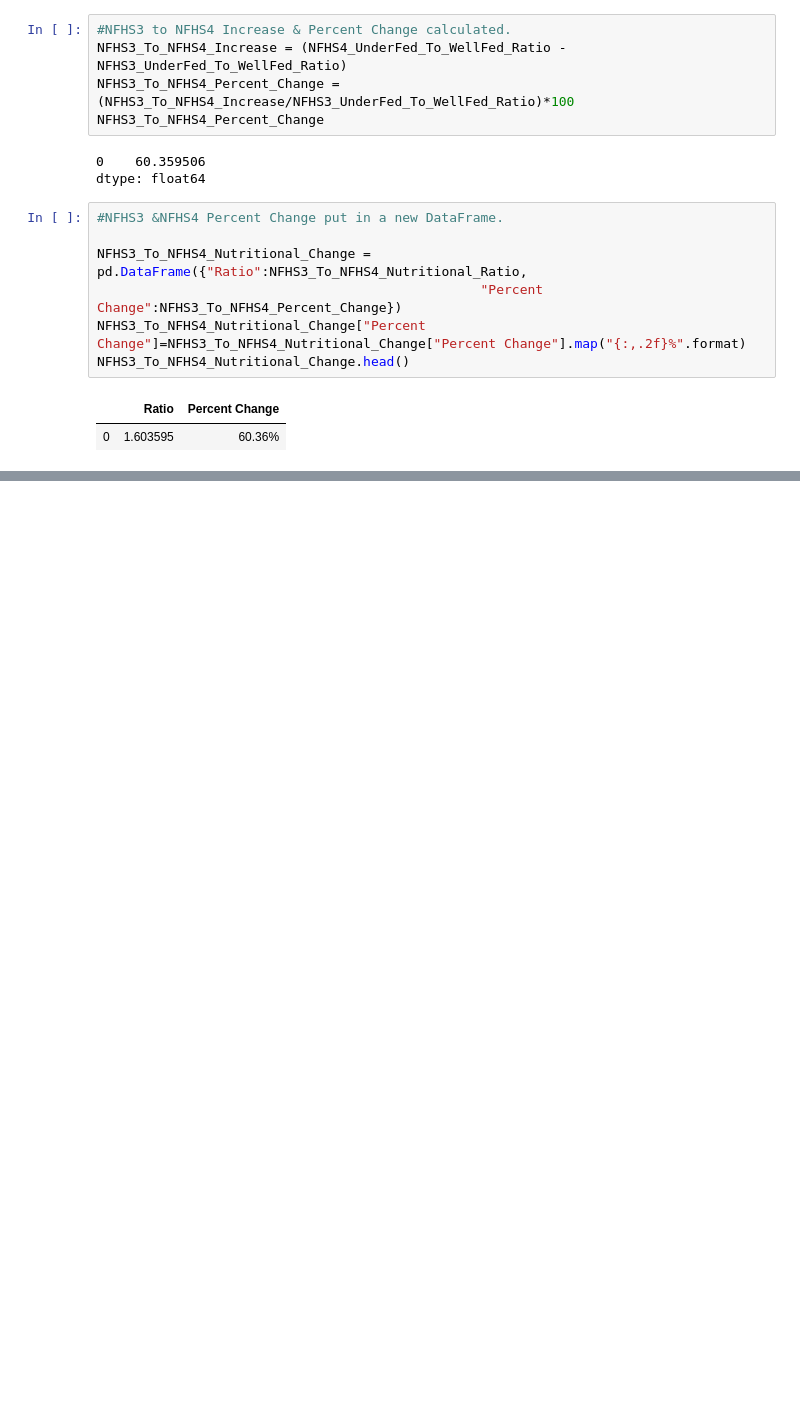
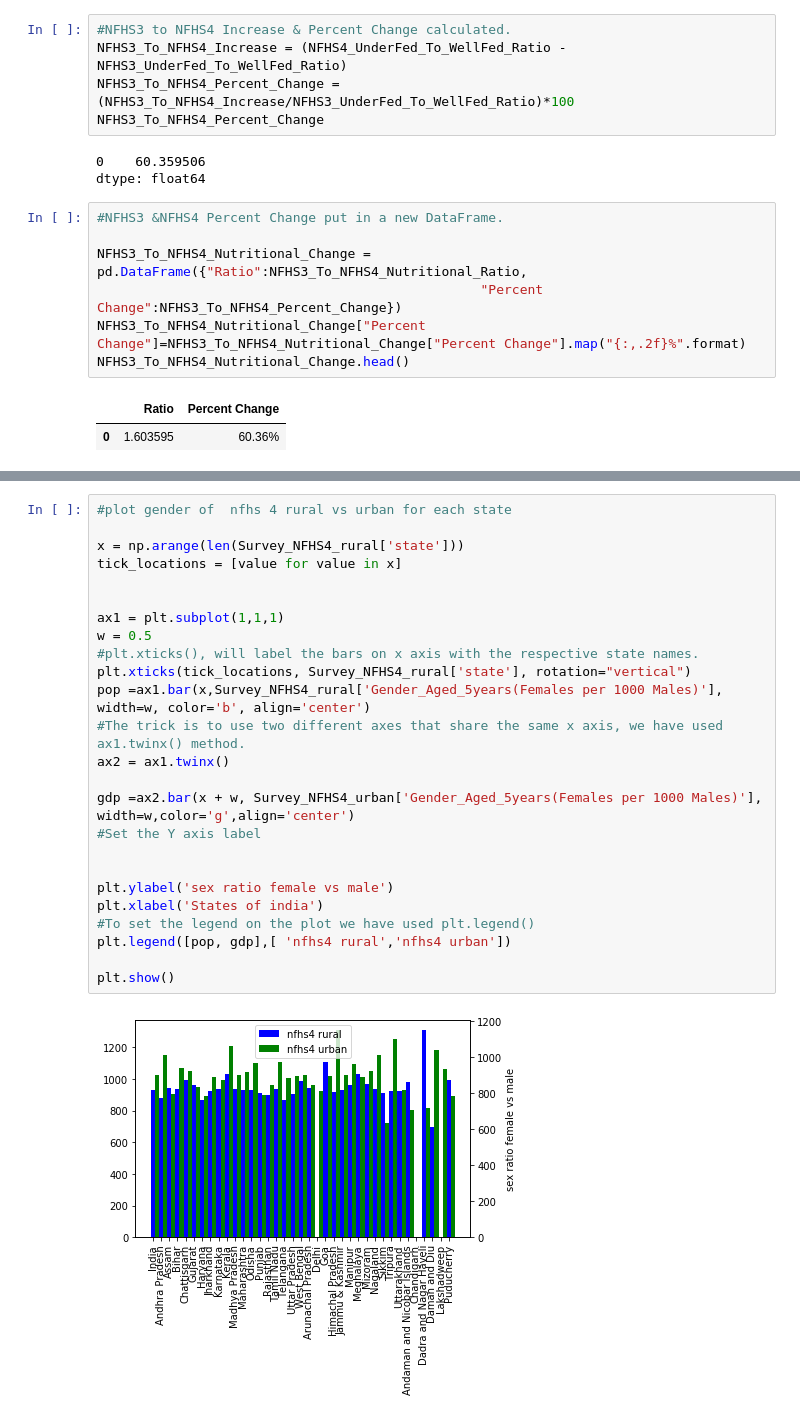
Before and after one commit to narayanan-nithya/Group_Project_Nutritional_Analysis_Of_Children_Under_Age_5, a Jupyter notebook: Nutritional_Data_Analysis.ipynb, the cells around one changed output, grey strips where cells are left out. Cells and saved outputs as stored; diff of their text form; blank space fills up the shorter version.

```diff
--- a/Nutritional_Data_Analysis.ipynb
+++ b/Nutritional_Data_Analysis.ipynb
@@ -447,0 +416,27 @@ Female_Gender_NFHS3_NFHS4.head(50)
+# %%
+#plot gender of  nfhs 4 rural vs urban for each state
+
+x = np.arange(len(Survey_NFHS4_rural['state']))
+tick_locations = [value for value in x]
+
+
+ax1 = plt.subplot(1,1,1)
+w = 0.5
+#plt.xticks(), will label the bars on x axis with the respective state names.
+plt.xticks(tick_locations, Survey_NFHS4_rural['state'], rotation="vertical")
+pop =ax1.bar(x,Survey_NFHS4_rural['Gender_Aged_5years(Females per 1000 Males)'], width=w, color='b', align='center')
+#The trick is to use two different axes that share the same x axis, we have used ax1.twinx() method.
+ax2 = ax1.twinx()
+
+gdp =ax2.bar(x + w, Survey_NFHS4_urban['Gender_Aged_5years(Females per 1000 Males)'], width=w,color='g',align='center')
+#Set the Y axis label
+
+
+plt.ylabel('sex ratio female vs male')
+plt.xlabel('States of india')
+#To set the legend on the plot we have used plt.legend()
+plt.legend([pop, gdp],[ 'nfhs4 rural','nfhs4 urban'])
+
+plt.show()
+# %% [output]
+[figure, added]
```
Also changed, not shown: parts of 22 cells of this notebook, 1 other file.
